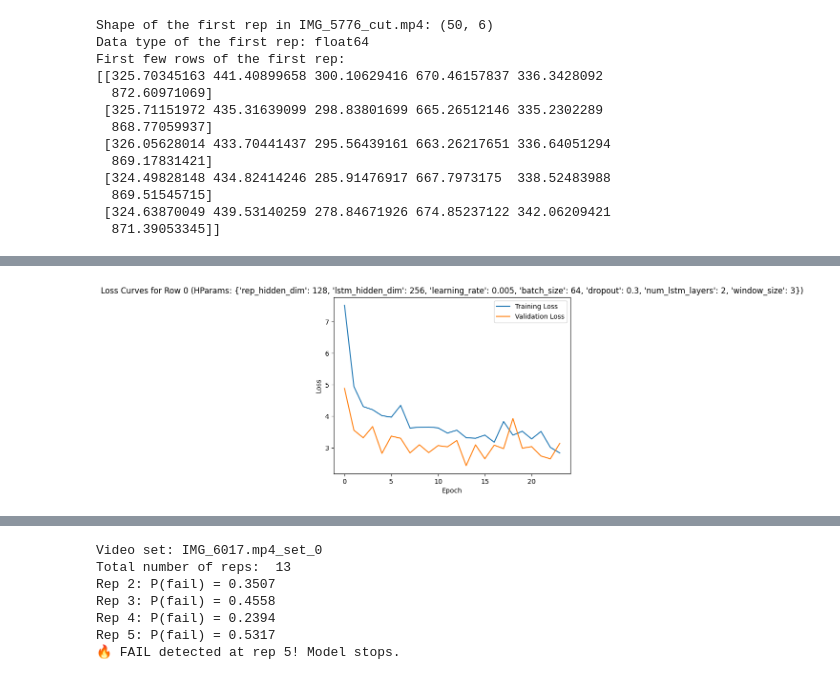
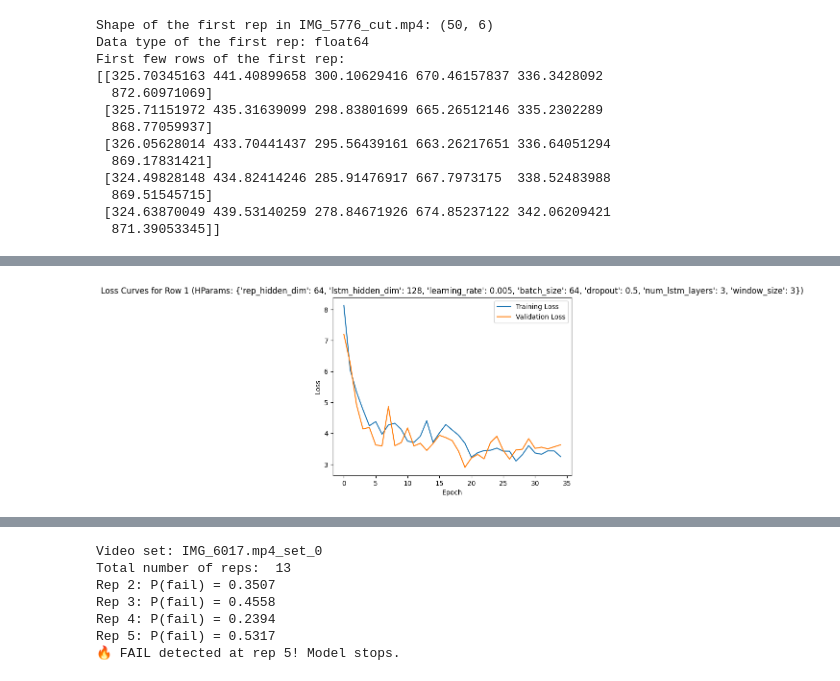
Before and after one commit to Cat2005/ML-rep-failure, a Jupyter notebook: lstm_rep_detection.ipynb, the cells around one changed output, grey strips where cells are left out. Cells and saved outputs as stored; diff of their text form; code cells hidden in the pictures.

```diff
--- a/lstm_rep_detection.ipynb
+++ b/lstm_rep_detection.ipynb
@@ -1068,8 +1068,8 @@ groups = list(group_to_keys.keys())
 random.shuffle(groups)
 
 # 3) Split on a group level (70% train, 15% val, 15% test)
-num_train = int(0.6 * len(groups))
-num_val   = int(0.2 * len(groups))
+num_train = int(0.54 * len(groups))
+num_val   = int(0.25 * len(groups))
 num_test  = len(groups) - num_train - num_val  # Ensure all groups are allocated
 
 train_groups = groups[:num_train]
@@ -1133,11 +1133,11 @@ def load_split_from_json(processed_all_sets_data, filename="data_split.json"):
 
 
 # Save the split
-save_split_to_json(train_data, val_data, test_data)
+# save_split_to_json(train_data, val_data, test_data)
 
 
 # Load the split
-# train_data, val_data, test_data = load_split_from_json(processed_all_sets_data)
+train_data, val_data, test_data = load_split_from_json(processed_all_sets_data)
 
 print(len(train_data))
 print(len(val_data))
@@ -1407,7 +1423,7 @@ def run_experiments_for_config(
         # val_dataset   = VariableLengthRepDataset(val_data,   balance_ratio=0.5)
 
         train_dataset = SlidingWindowRepDataset(train_data, balance_ratio=hparams['balance_ratio'], near_failure_ratio=hparams['near_failure_ratio'], window_size=hparams["window_size"])
-        val_dataset   = SlidingWindowRepDataset(val_data,   balance_ratio=0.4, near_failure_ratio=0.5, window_size=hparams["window_size"])
+        val_dataset   = SlidingWindowRepDataset(val_data, balance_ratio=hparams['balance_ratio'], near_failure_ratio=hparams['near_failure_ratio'], window_size=hparams["window_size"])
 
         train_dataloader = DataLoader(train_dataset, batch_size=hparams['batch_size'], shuffle=True)
         val_dataloader   = DataLoader(val_dataset,   batch_size=hparams['batch_size'], shuffle=False)
@@ -1422,7 +1438,7 @@ def run_experiments_for_config(
             batch_size=hparams['batch_size'],
             dropout=hparams['dropout'],
             num_lstm_layers=hparams['num_lstm_layers'],
-            num_epochs=75,
+            num_epochs=100,
             patience=15,
             window_size=hparams['window_size'],
             device=device
@@ -1477,19 +1493,18 @@ def run_experiments_for_config(
 # Example hyperparam_grid
 hyperparam_grid = [
 
-    {'balance_ratio':0.3, 'near_failure_ratio':0.3, 'rep_hidden_dim': 64, 'lstm_hidden_dim': 128, 'learning_rate': 1e-3, 'batch_size': 64, 'dropout': 0.3, 'num_lstm_layers': 1, 'window_size': 3},
-
-    {'balance_ratio':0.3, 'near_failure_ratio':0.3, 'rep_hidden_dim': 128, 'lstm_hidden_dim': 256, 'learning_rate': 5e-3, 'batch_size': 64, 'dropout': 0.3, 'num_lstm_layers': 2, 'window_size': 3},
-    {'balance_ratio':0.3, 'near_failure_ratio':0.3, 'rep_hidden_dim': 128, 'lstm_hidden_dim': 256, 'learning_rate': 3e-3, 'batch_size': 64, 'dropout': 0.3, 'num_lstm_layers': 2, 'window_size': 3},
 
 
-    {'balance_ratio':0.3, 'near_failure_ratio':0.3, 'rep_hidden_dim': 128, 'lstm_hidden_dim': 256, 'learning_rate': 5e-3, 'batch_size': 64, 'dropout': 0.3, 'num_lstm_layers': 3, 'window_size': 3},
-    {'balance_ratio':0.3, 'near_failure_ratio':0.3, 'rep_hidden_dim': 128, 'lstm_hidden_dim': 256, 'learning_rate': 5e-3, 'batch_size': 64, 'dropout': 0.4, 'num_lstm_layers': 3, 'window_size': 3},
-    {'balance_ratio':0.3, 'near_failure_ratio':0.3, 'rep_hidden_dim': 128, 'lstm_hidden_dim': 256, 'learning_rate': 5e-3, 'batch_size': 64, 'dropout': 0.5, 'num_lstm_layers': 3, 'window_size': 3},
+     #lower LR
+    # Base settings
 
-    {'balance_ratio':0.3, 'near_failure_ratio':0.3, 'rep_hidden_dim': 128, 'lstm_hidden_dim': 256, 'learning_rate': 3e-3, 'batch_size': 64, 'dropout': 0.4, 'num_lstm_layers': 3, 'window_size': 3},
+    {'balance_ratio':0.3, 'near_failure_ratio':0.3, 'rep_hidden_dim': 32, 'lstm_hidden_dim': 64, 'learning_rate': 5e-3, 'batch_size': 64, 'dropout': 0.4, 'num_lstm_layers': 1, 'window_size': 3},
 
 
+     {'balance_ratio':0.3, 'near_failure_ratio':0.3, 'rep_hidden_dim': 64, 'lstm_hidden_dim': 128, 'learning_rate': 5e-3, 'batch_size': 64, 'dropout': 0.5, 'num_lstm_layers': 2, 'window_size': 3},
+      {'balance_ratio':0.3, 'near_failure_ratio':0.3, 'rep_hidden_dim': 64, 'lstm_hidden_dim': 128, 'learning_rate': 5e-3, 'batch_size': 64, 'dropout': 0.5, 'num_lstm_layers': 3, 'window_size': 3},
+
+      {'balance_ratio':0.35, 'near_failure_ratio':0.4, 'rep_hidden_dim': 64, 'lstm_hidden_dim': 128, 'learning_rate': 5e-3, 'batch_size': 64, 'dropout': 0.5, 'num_lstm_layers': 2, 'window_size': 3},
 
 
 
@@ -1503,6 +1518,12 @@ hyperparam_grid = [
 
 
 ]
+
+
+# best
+#  {'balance_ratio':0.3, 'near_failure_ratio':0.3, 'rep_hidden_dim': 128, 'lstm_hidden_dim': 256, 'learning_rate': 1e-3, 'batch_size': 64, 'dropout': 0.4, 'num_lstm_layers': 1, 'window_size': 3},
+#     {'balance_ratio':0.3, 'near_failure_ratio':0.4, 'rep_hidden_dim': 128, 'lstm_hidden_dim': 256, 'learning_rate': 1e-3, 'batch_size': 64, 'dropout': 0.4, 'num_lstm_layers': 1, 'window_size': 3},
+
 
     # #lower LR
     # # Base settings
@@ -1632,32 +1648,32 @@ def plot_loss_curves_for_row(row_index, df):
     """Plots training and validation loss curves for a specific row in the DataFrame."""
 
     hparams = {  # Reconstruct the hparams dictionary from the row
         'rep_hidden_dim': df.loc[row_index, 'rep_hidden_dim'],
         'lstm_hidden_dim': df.loc[row_index, 'lstm_hidden_dim'],
         'learning_rate': df.loc[row_index, 'learning_rate'],
         'batch_size': df.loc[row_index, 'batch_size'],
         'dropout': df.loc[row_index, 'dropout'],
         'num_lstm_layers': df.loc[row_index, 'num_lstm_layers'],
         'window_size': df.loc[row_index, 'window_size']
     }
 
     train_losses = df.loc[row_index, 'best_train_losses']  # Assuming you stored them
     val_losses = df.loc[row_index, 'best_val_losses']  # Assuming you stored them
 
     plt.plot(train_losses, label='Training Loss')
     plt.plot(val_losses, label='Validation Loss')
     plt.xlabel('Epoch')
     plt.ylabel('Loss')
     plt.legend()
     plt.title(f'Loss Curves for Row {row_index} (HParams: {hparams})')
     plt.show()
 
 # Example usage:
 df = pd.DataFrame(all_results)
 
 # Expand hyperparameters into separate columns
 hparams_df = pd.json_normalize(df["hparams"])
 df = df.drop(columns=["hparams"]).join(hparams_df)
-plot_loss_curves_for_row(0, df)  # Plot loss curves for the first row (index 0)
+plot_loss_curves_for_row(1, df)  # Plot loss curves for the first row (index 0)
 # %% [output]
-[figure, old version]
+[figure, new version]
```
Also changed, not shown: parts of 10 cells of this notebook.
